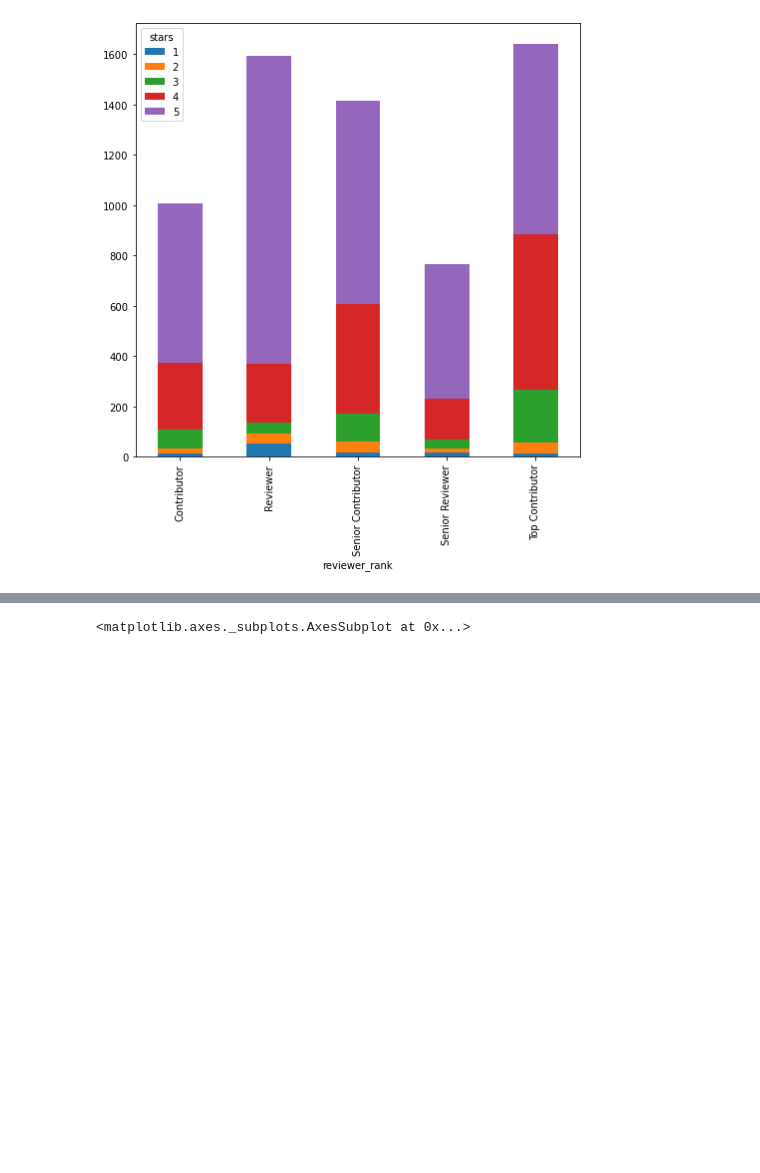
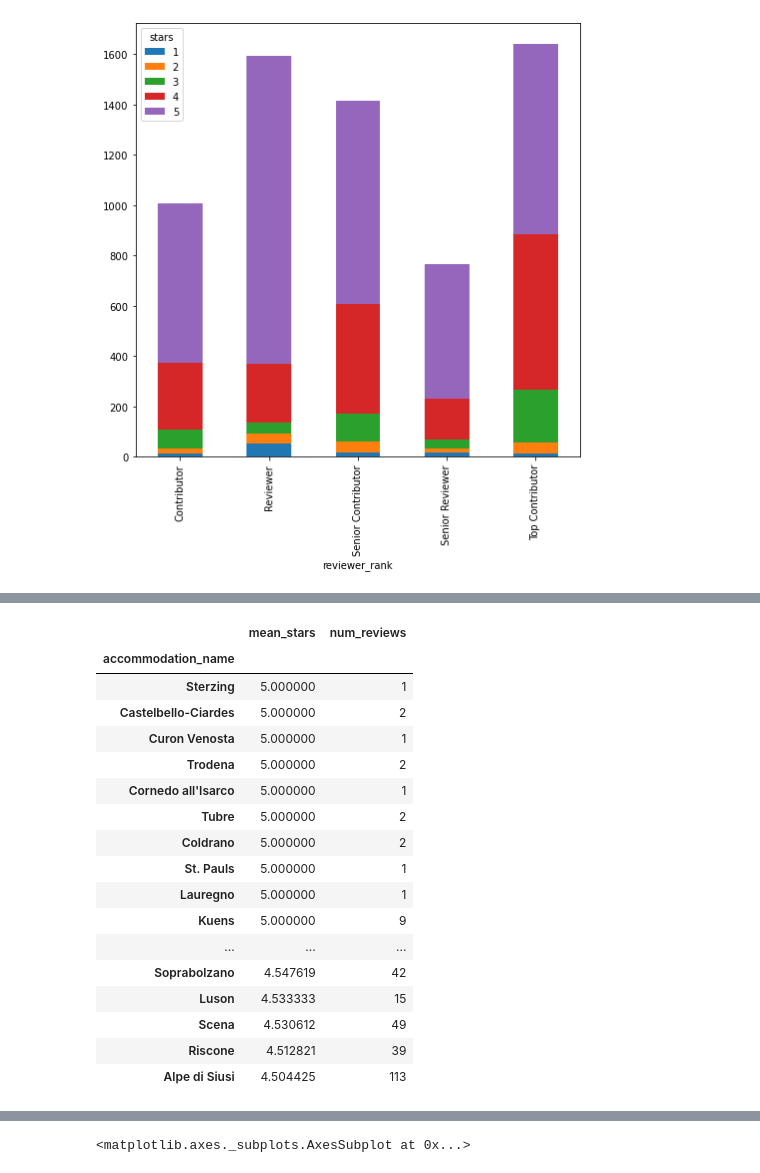
Before and after one commit to Ondrej415/Text-analysis, a Jupyter notebook: NLP hotel data.ipynb, the cells around one changed output, grey strips where cells are left out. Cells and saved outputs as stored; diff of their text form; code cells hidden in the pictures; blank space fills up the shorter version.

```diff
--- a/NLP hotel data.ipynb
+++ b/NLP hotel data.ipynb
@@ -424,0 +465,4 @@ KeyboardInterrupt:
+# %%
+# Finding best accommodation
+
+f = df.groupby("accommodation_name").agg(mean_stars = ("stars", np.mean), num_reviews = ("stars", np.size))
@@ -424,0 +487,25 @@ KeyboardInterrupt:
+# %%
+highest = f.loc[(f["mean_stars"] > 4.5)]
+# %%
+# Accommodations with highest mean of stars
+
+highest.sort_values("mean_stars", ascending = False)
+# %% [output]
+|  | mean_stars | num_reviews |
+| accommodation_name |  |  |
+| Sterzing | 5.000000 | 1 |
+| Castelbello-Ciardes | 5.000000 | 2 |
+| Curon Venosta | 5.000000 | 1 |
+| Trodena | 5.000000 | 2 |
+| Cornedo all'Isarco | 5.000000 | 1 |
+| Tubre | 5.000000 | 2 |
+| Coldrano | 5.000000 | 2 |
+| St. Pauls | 5.000000 | 1 |
+| Lauregno | 5.000000 | 1 |
+| Kuens | 5.000000 | 9 |
+| ... | ... | ... |
+| Soprabolzano | 4.547619 | 42 |
+| Luson | 4.533333 | 15 |
+| Scena | 4.530612 | 49 |
+| Riscone | 4.512821 | 39 |
+| Alpe di Siusi | 4.504425 | 113 |
```
Also changed, not shown: parts of 34 cells of this notebook.
